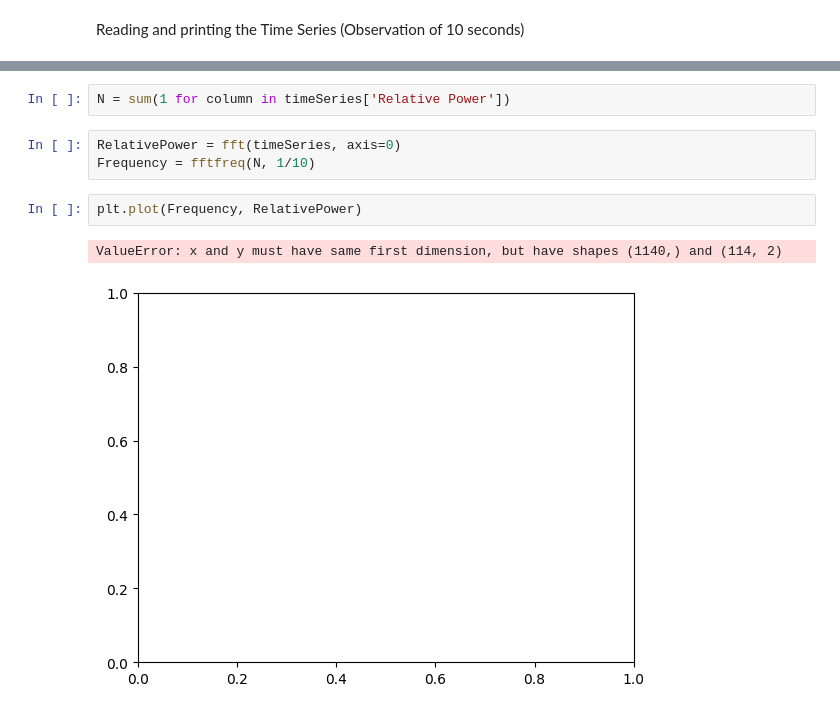
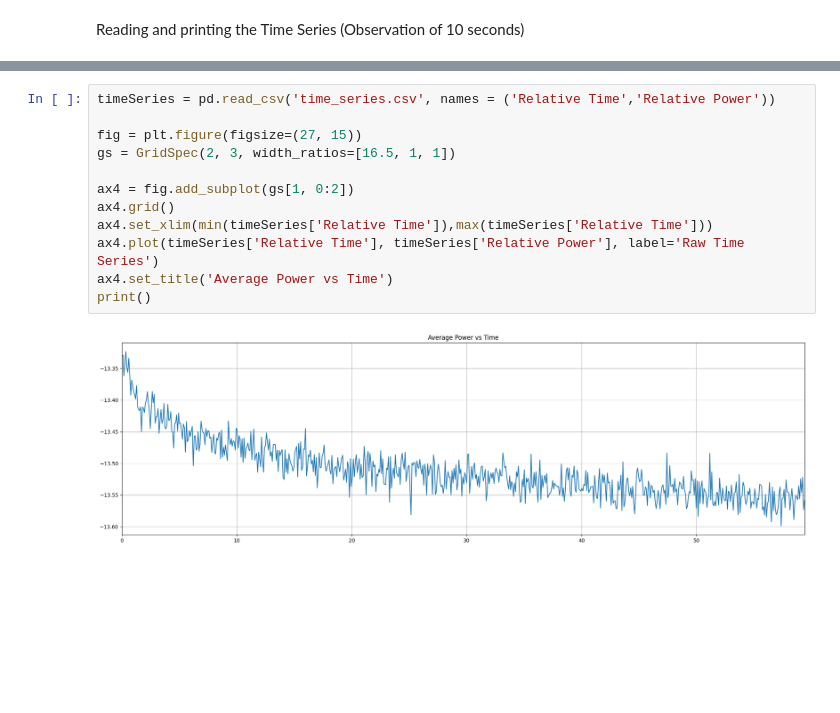
Before and after one commit to kesoglidis/Astro, a Jupyter notebook: Astro.ipynb, the cells around one changed output, grey strips where cells are left out. Cells and saved outputs as stored; diff of their text form; blank space fills up the shorter version.

```diff
--- a/Astro.ipynb
+++ b/Astro.ipynb
@@ -16,10 +13,14 @@ plt.plot(timeSeries['Relative Time'],timeSeries['Relative Power'])
-# %%
-N = sum(1 for column in timeSeries['Relative Power'])
-# %%
-RelativePower = fft(timeSeries, axis=0)
-Frequency = fftfreq(N, 1/10)
-# %%
-plt.plot(Frequency, RelativePower)
-# %% [output]
-ValueError: x and y must have same first dimension, but have shapes (1140,) and (114, 2)
-[figure, removed]
+# %%
+timeSeries = pd.read_csv('time_series.csv', names = ('Relative Time','Relative Power'))
+
+fig = plt.figure(figsize=(27, 15))
+gs = GridSpec(2, 3, width_ratios=[16.5, 1, 1])
+
+ax4 = fig.add_subplot(gs[1, 0:2])
+ax4.grid()
+ax4.set_xlim(min(timeSeries['Relative Time']),max(timeSeries['Relative Time']))
+ax4.plot(timeSeries['Relative Time'], timeSeries['Relative Power'], label='Raw Time Series')
+ax4.set_title('Average Power vs Time')
+print()
+# %% [output]
+[figure, added]
```
Also changed, not shown: parts of 9 cells of this notebook, 2 other files.
